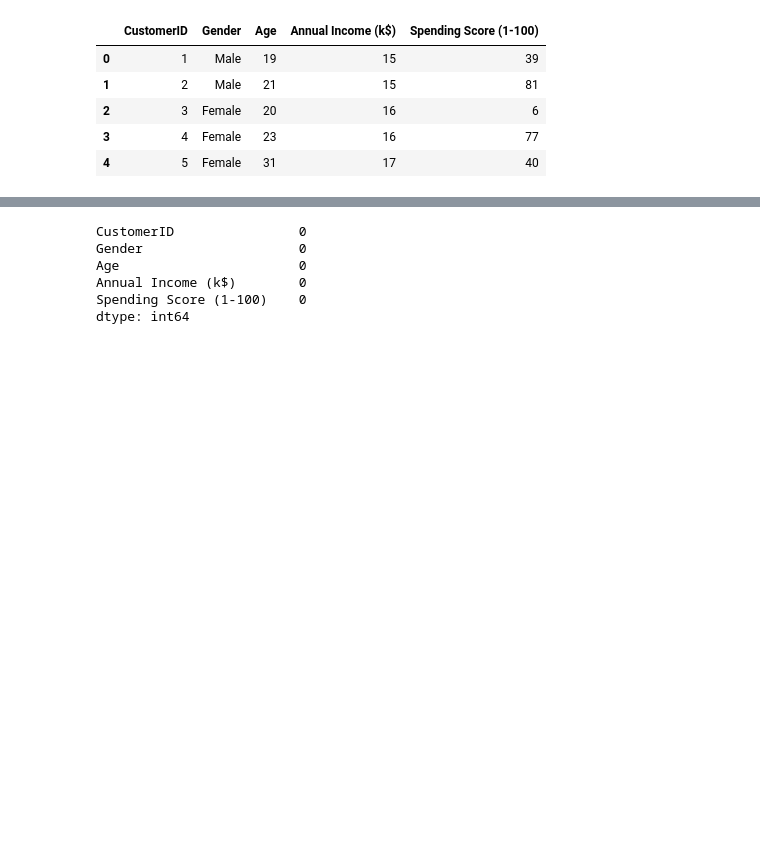
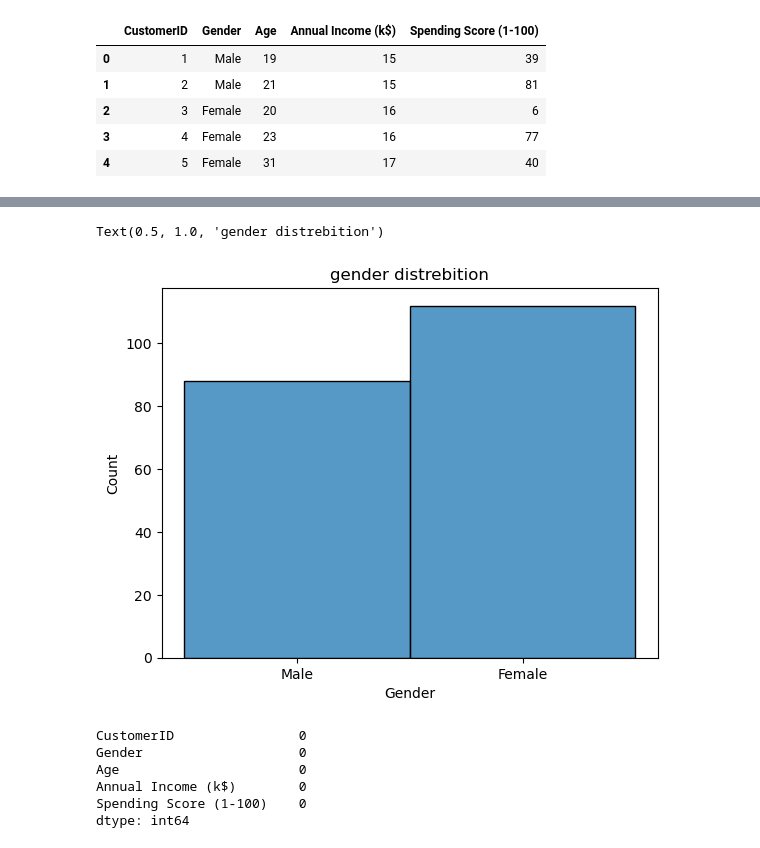
Before and after one commit to amaradelhasan/K-Means_Clustering, a Jupyter notebook: clustering_k-means code.ipynb, the cells around one changed output, grey strips where cells are left out. Saved outputs shown, nothing was run; the diff lists cells and outputs as text; code cells hidden in the pictures; blank space fills up the shorter version.

```diff
--- a/clustering_k-means code.ipynb
+++ b/clustering_k-means code.ipynb
@@ -18,3 +52,9 @@ df.head(5)
+# %%
+sns.histplot(df['Gender'], bins = 20 )
+plt.title('gender distrebition')
+# %% [output]
+Text(0.5, 1.0, 'gender distrebition')
+[figure, added]
 # %%
 df_missing = df.isnull().sum()
 df_missing
```
Also changed, not shown: parts of 4 cells of this notebook.
